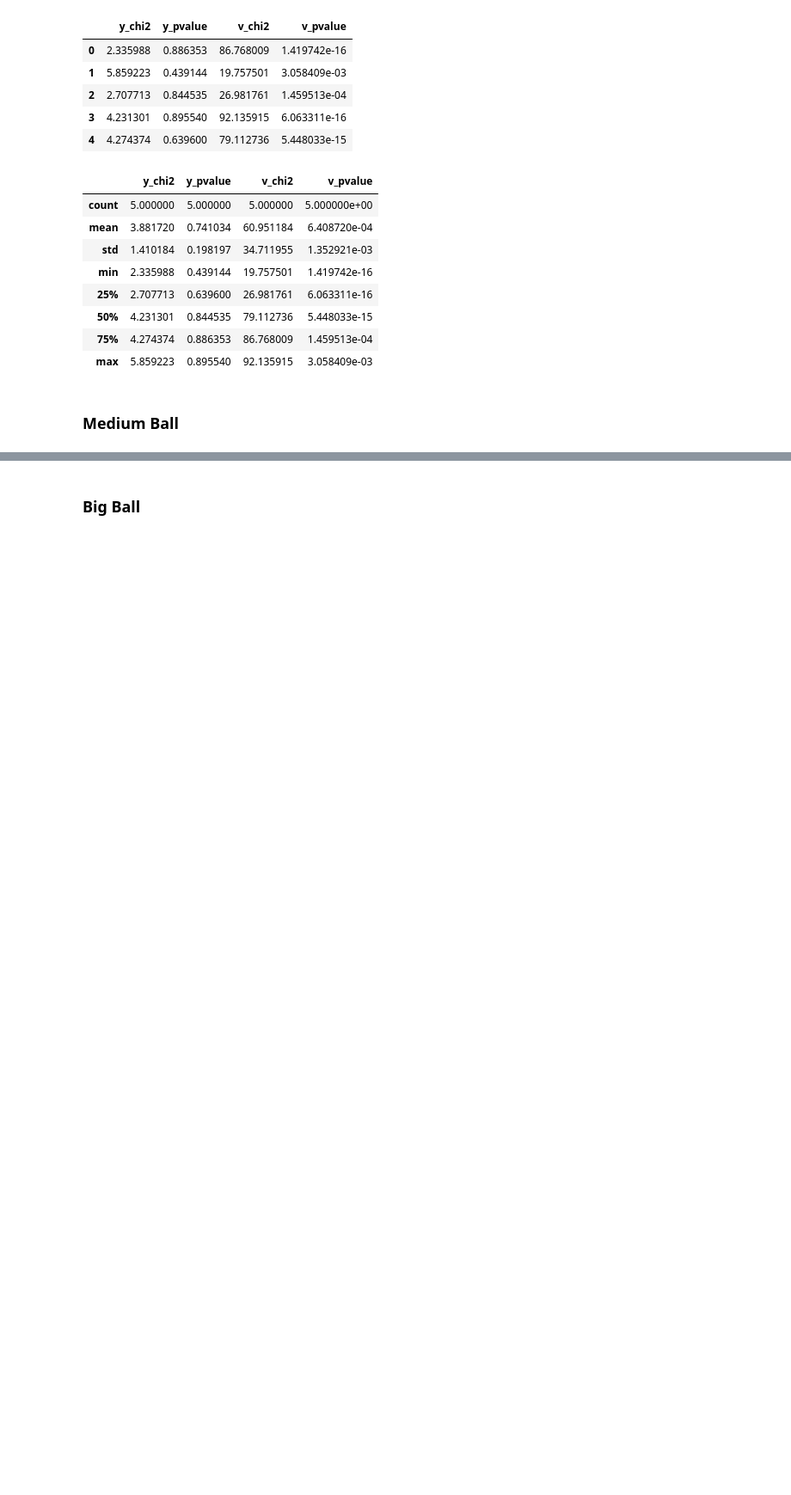
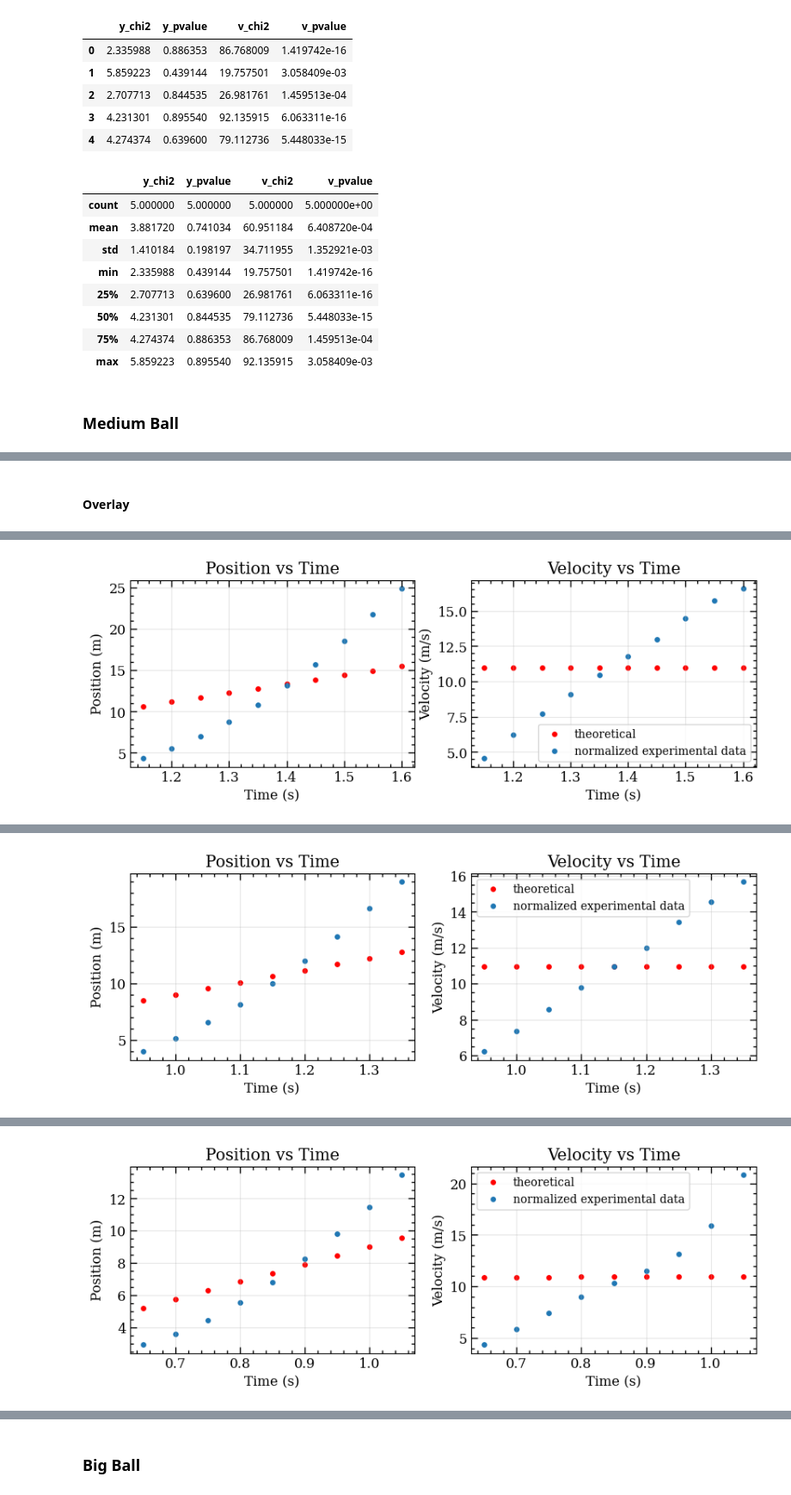
Before and after one commit to lourdesbalane/falling-objects, a Jupyter notebook: Falling_Objects.ipynb, the cells around one changed output, grey strips where cells are left out. Shown at 86% size. Saved outputs shown, nothing was run; the diff lists cells and outputs as text; code cells hidden in the pictures; blank space fills up the shorter version.

```diff
--- a/Falling_Objects.ipynb
+++ b/Falling_Objects.ipynb
@@ -437,0 +506,25 @@ df_sb.describe()
+# %% [markdown]
+#### Overlay
+# %%
+# Overlay normalized experimental data with theoretical
+for i, data in enumerate(mb_data):
+  t = data["Time"]
+  fig, ax = plt.subplots(1,2,figsize=(10,3))
+  ax[0].scatter(t, y_theo_list_mb[i], s=15, color="red", label="theoretical")
+  ax[0].scatter(t, y_exp_normalized_list_mb[i], s=15, label="normalized experimental data")
+  ax[0].set_xlabel("Time (s)")
+  ax[0].set_ylabel("Position (m)")
+  ax[0].set_title("Position vs Time")
+  ax[0].grid(True, alpha=0.3)
+  ax[1].legend(fontsize=10)
+
+  ax[1].scatter(t, v_theo_list_mb[i], s=15, color="red", label="theoretical")
+  ax[1].scatter(t, v_exp_normalized_list_mb[i], s=15, label="normalized experimental data")
+  ax[1].set_xlabel("Time (s)")
+  ax[1].set_ylabel("Velocity (m/s)")
+  ax[1].set_title("Velocity vs Time")
+  ax[1].grid(True, alpha=0.3)
+  ax[1].legend(fontsize=10)
+
+  plt.show()
+# %% [output]
@@ -437,0 +532 @@ df_sb.describe()
+[figure, added]
@@ -437,0 +534 @@ df_sb.describe()
+[figure, added]
@@ -437,0 +536 @@ df_sb.describe()
+[figure, added]
```
Also changed, not shown: parts of 24 cells of this notebook.
